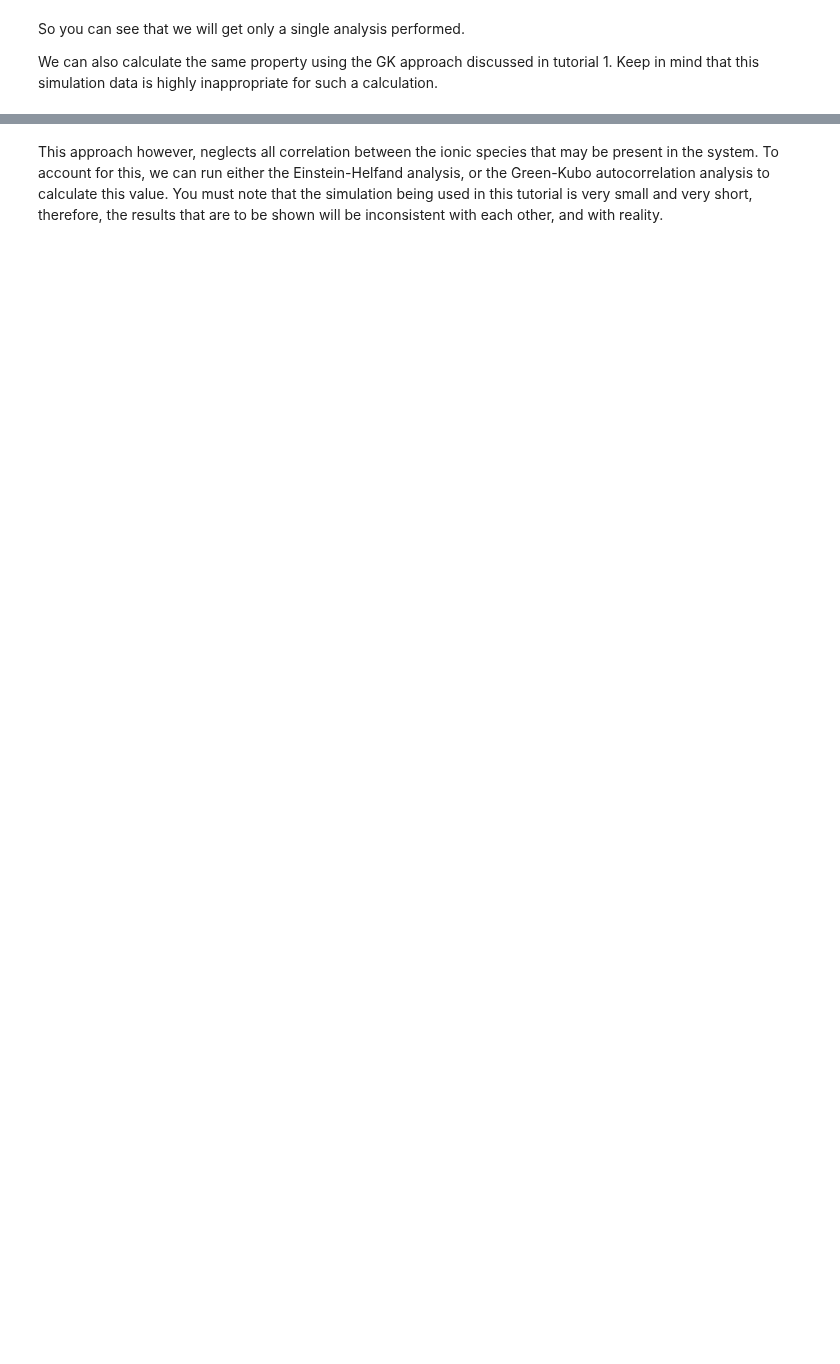
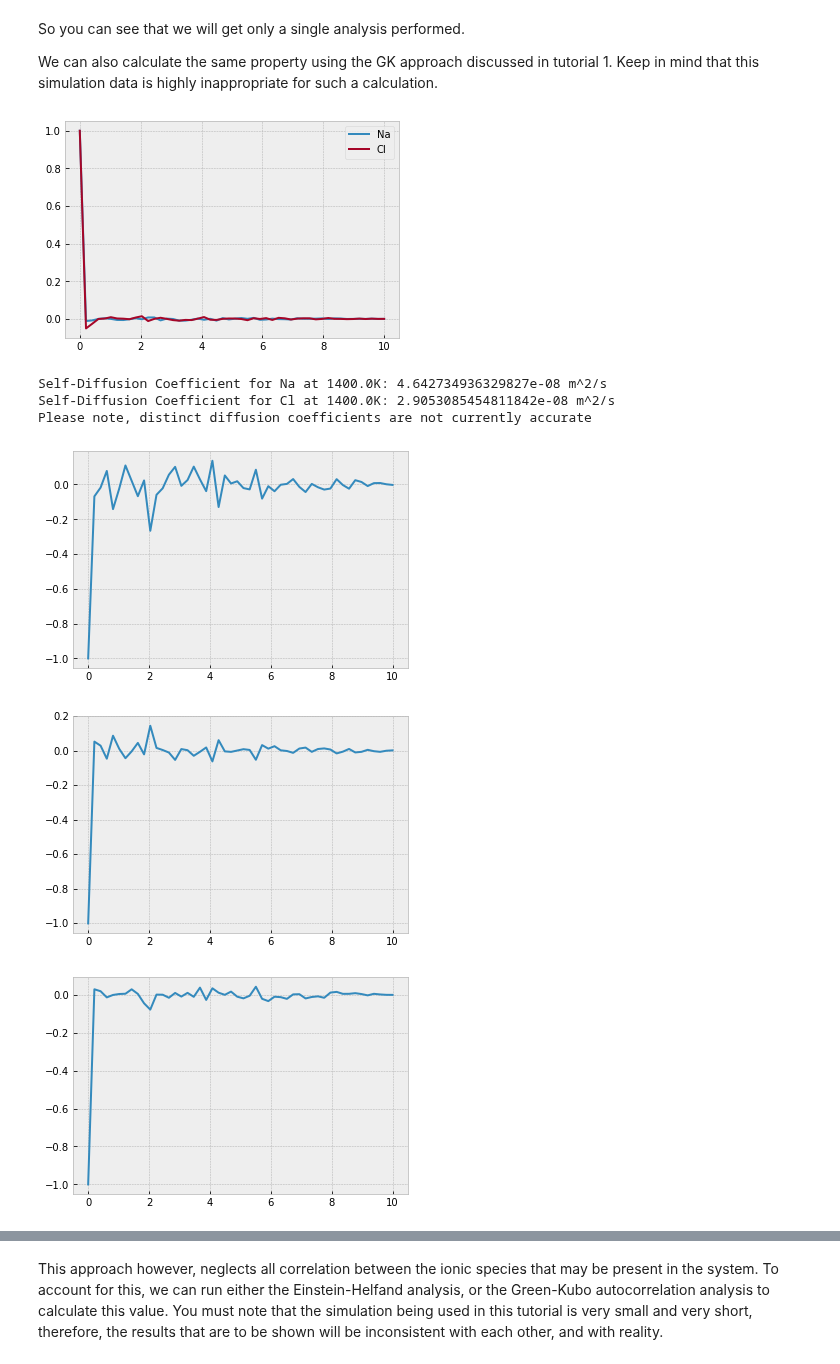
Before and after one commit to zincware/MDSuite, a Jupyter notebook: examples/Tutorial_2.ipynb, the cells around one changed output, grey strips where cells are left out. Cells and saved outputs as stored; diff of their text form; code cells hidden in the pictures; blank space fills up the shorter version.

Commit message:
Add green-kubo distinct diffusion coefficient calculations

```diff
--- a/examples/Tutorial_2.ipynb
+++ b/examples/Tutorial_2.ipynb
@@ -33,4 +55,12 @@ So you can see that we will get only a single analysis performed.
 
 We can also calculate the same property using the GK approach discussed in tutorial 1. Keep in mind that this simulation data is highly inappropriate for such a calculation.
 # %%
-NaCl_1400K.green_kubo_diffusion_coefficients(plot=True, data_range=50)
+NaCl_1400K.green_kubo_diffusion_coefficients(plot=True, data_range=50, singular=True, distinct=True)
+# %% [output]
+[figure, added]
+Self-Diffusion Coefficient for Na at 1400.0K: 4.642734936329827e-08 m^2/s
+Self-Diffusion Coefficient for Cl at 1400.0K: 2.9053085454811842e-08 m^2/s
+Please note, distinct diffusion coefficients are not currently accurate
+[figure, added]
+[figure, added]
+[figure, added]
```
Also changed, not shown: parts of 9 cells of this notebook, 10 other files.
